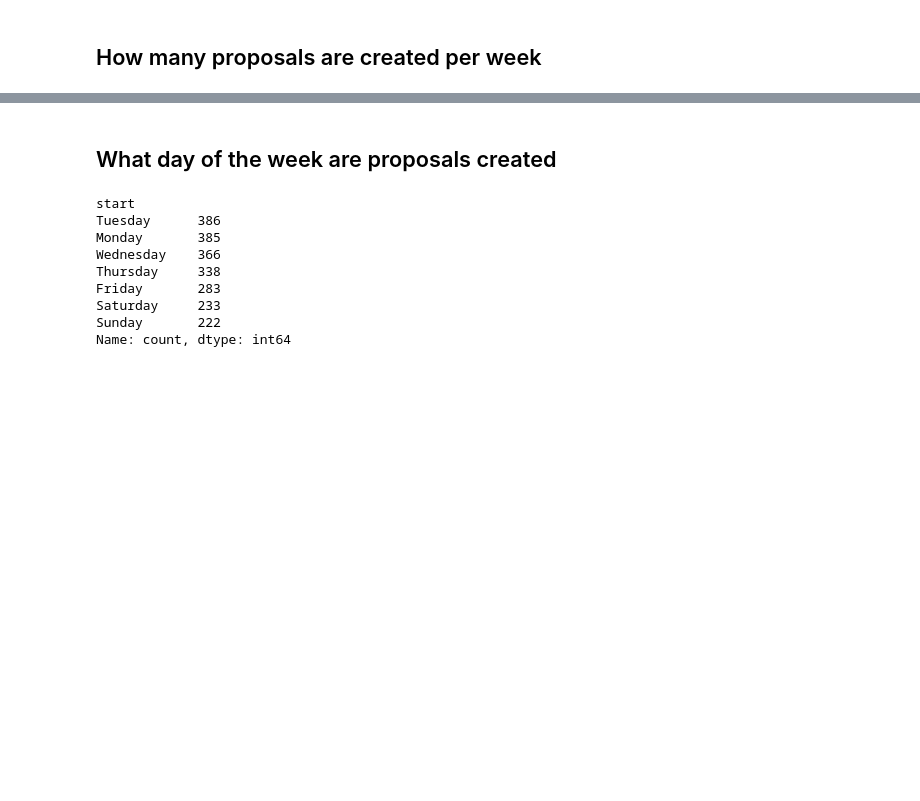
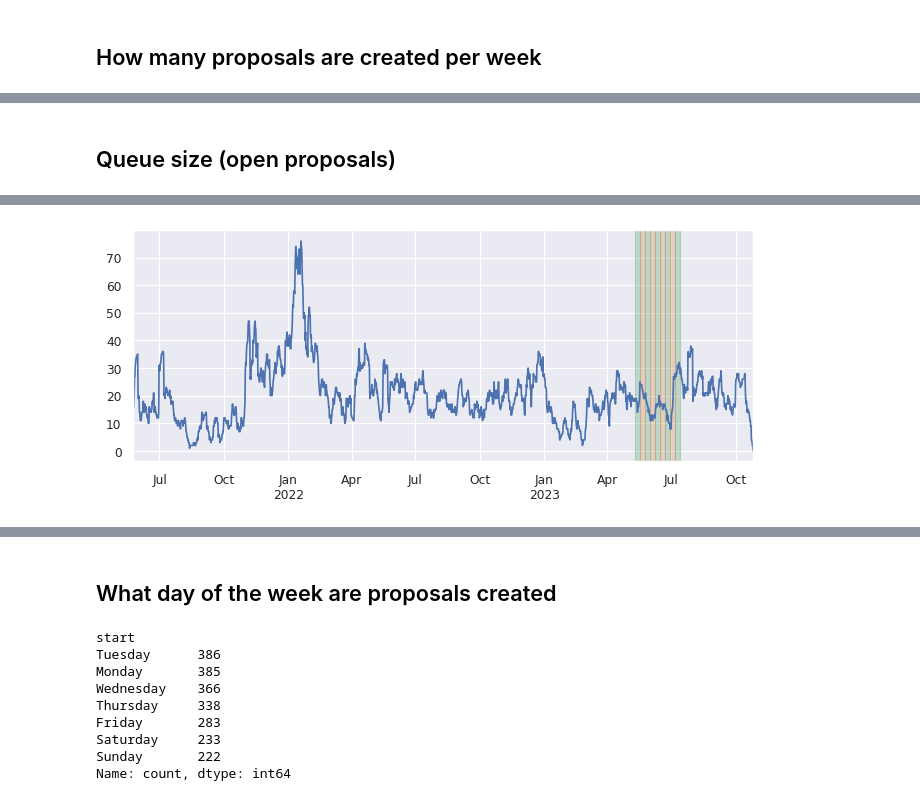
Before and after one commit to daviddavo/recsys4daos, a Jupyter notebook: nbout/Decentraland/01_explore.ipynb, the cells around one changed output, grey strips where cells are left out. Saved outputs shown, nothing was run; the diff lists cells and outputs as text; code cells hidden in the pictures; blank space fills up the shorter version.

```diff
--- a/nbout/Decentraland/01_explore.ipynb
+++ b/nbout/Decentraland/01_explore.ipynb
@@ -144,0 +211,21 @@ sns.despine()
+# %% [markdown]
+## Queue size (open proposals)
+# %%
+# This will be the "resolution" of the graph
+_GROUPER_FREQ = '12h'
+
+df_events = pd.concat((
+    dfp.groupby('start').size(),
+    -dfp.groupby('end').size(),
+)).sort_index()
+qsize = df_events.groupby(pd.Grouper(freq=_GROUPER_FREQ)).sum().cumsum()
+
+print(max_qsize := qsize.max())
+print(max_date := qsize[qsize == max_qsize].index[0])
+paths.save_dao_datum(ORG_NAME, 'max_open_freq', _GROUPER_FREQ)
+paths.save_dao_datum(ORG_NAME, 'max_open_cnt', int(max_qsize))
+paths.save_dao_datum(ORG_NAME, 'max_open_date', str(max_date))
+
+qsize.plot(figsize=(8,3))
+add_folds_to_plot(cont=False)
+# %% [output]
@@ -144,0 +234 @@ sns.despine()
+[figure, added]
```
Also changed, not shown: parts of 18 cells of this notebook, 24 other files.
